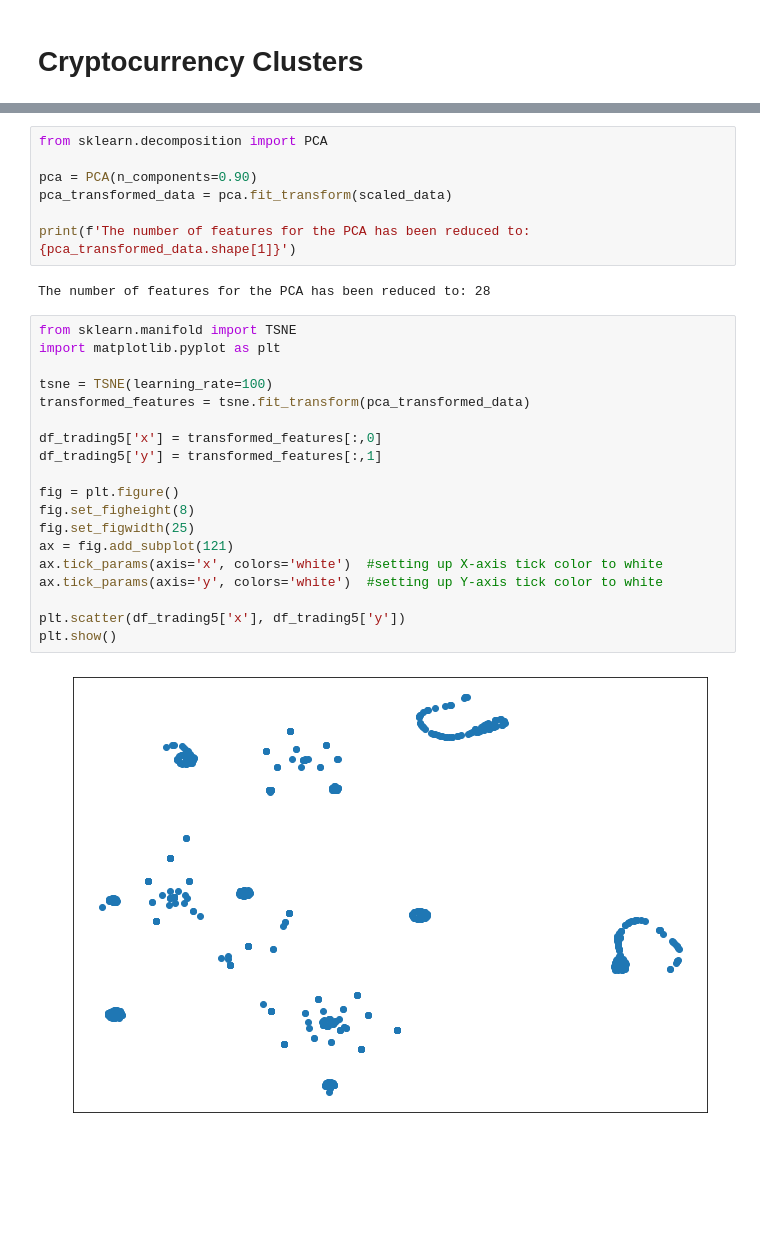
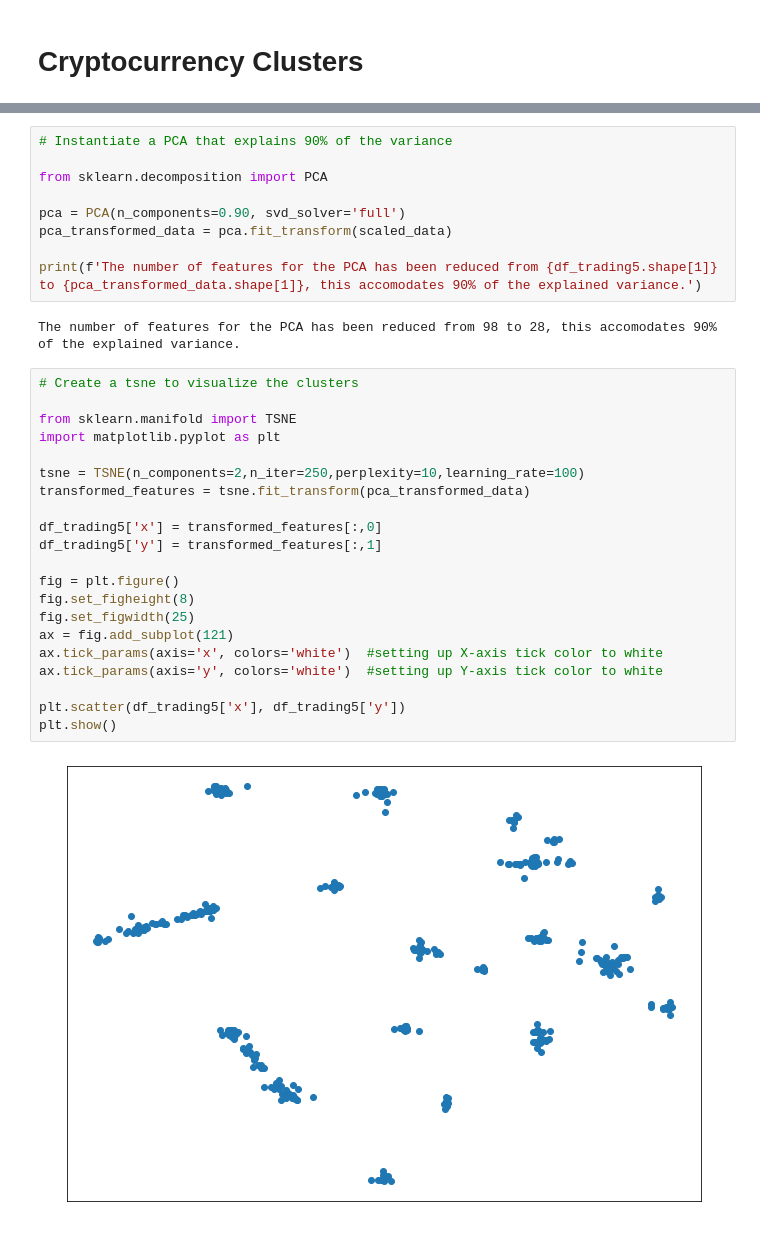
Before and after one commit to obsessedquant/machine_learning_unsupervised_challenge, a Jupyter notebook: Cryptocurrency_Clusters.ipynb, the cells around one changed output, grey strips where cells are left out. Saved outputs shown, nothing was run; the diff lists cells and outputs as text; blank space fills up the shorter version.

```diff
--- a/Cryptocurrency_Clusters.ipynb
+++ b/Cryptocurrency_Clusters.ipynb
@@ -270,30 +55,34 @@ array([[0.00000000e+00, 4.20000000e-11, 0.00000000e+00, 0.00000000e+00,
 # %%
+# Instantiate a PCA that explains 90% of the variance
+
 from sklearn.decomposition import PCA
 
-pca = PCA(n_components=0.90)
+pca = PCA(n_components=0.90, svd_solver='full')
 pca_transformed_data = pca.fit_transform(scaled_data)
 
-print(f'The number of features for the PCA has been reduced to: {pca_transformed_data.shape[1]}')
+print(f'The number of features for the PCA has been reduced from {df_trading5.shape[1]} to {pca_transformed_data.shape[1]}, this accomodates 90% of the explained variance.')
 # %% [output]
-The number of features for the PCA has been reduced to: 28
+The number of features for the PCA has been reduced from 98 to 28, this accomodates 90% of the explained variance.
 # %%
+# Create a tsne to visualize the clusters
+
 from sklearn.manifold import TSNE
 import matplotlib.pyplot as plt
 
-tsne = TSNE(learning_rate=100)
+tsne = TSNE(n_components=2,n_iter=250,perplexity=10,learning_rate=100)
 transformed_features = tsne.fit_transform(pca_transformed_data)
 
 df_trading5['x'] = transformed_features[:,0]
 df_trading5['y'] = transformed_features[:,1]
 
 fig = plt.figure()
 fig.set_figheight(8)
 fig.set_figwidth(25)
 ax = fig.add_subplot(121)
 ax.tick_params(axis='x', colors='white')  #setting up X-axis tick color to white
 ax.tick_params(axis='y', colors='white')  #setting up Y-axis tick color to white
 
 plt.scatter(df_trading5['x'], df_trading5['y'])
 plt.show()
 # %% [output]
-[figure, old version]
+[figure, new version]
```
Also changed, not shown: parts of 26 cells of this notebook.
